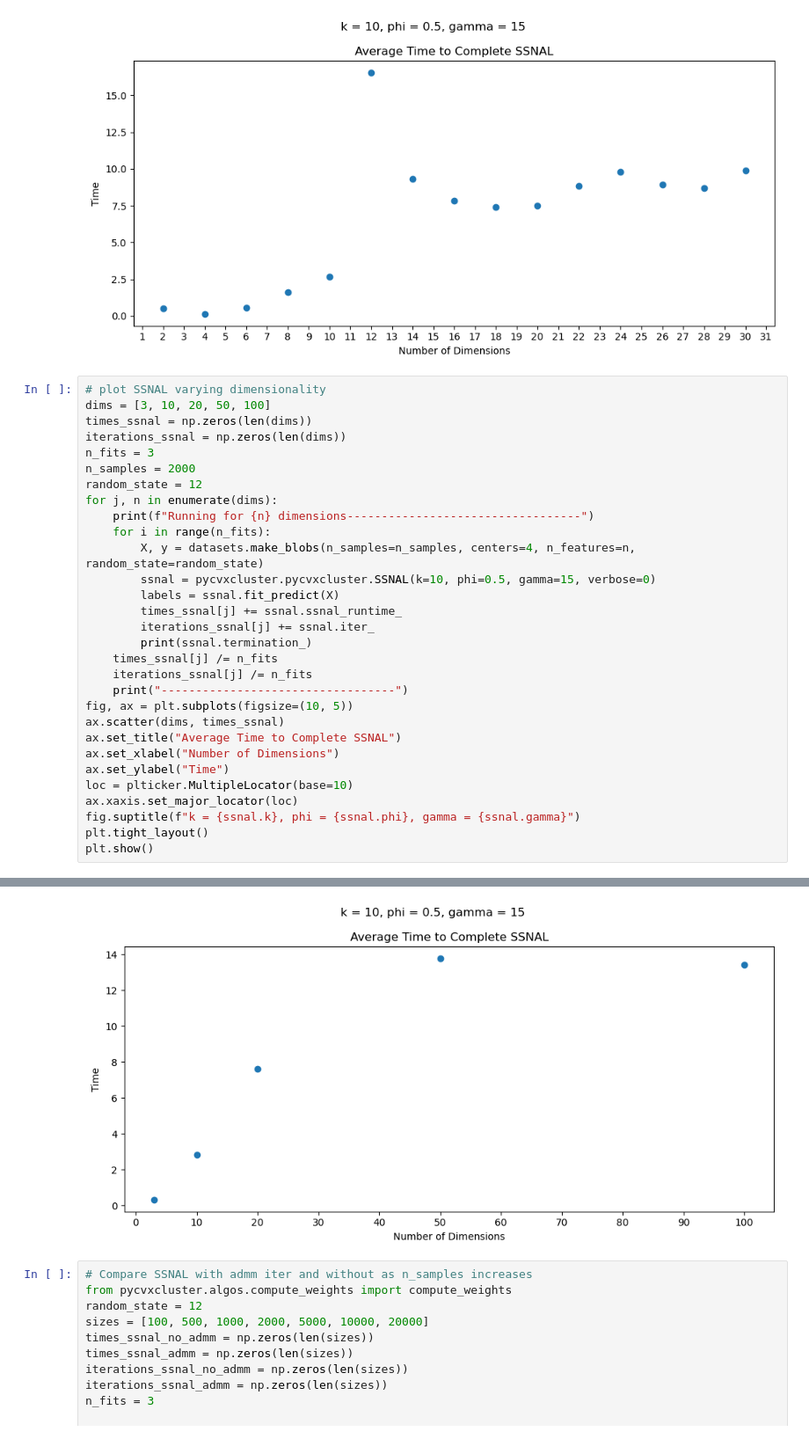
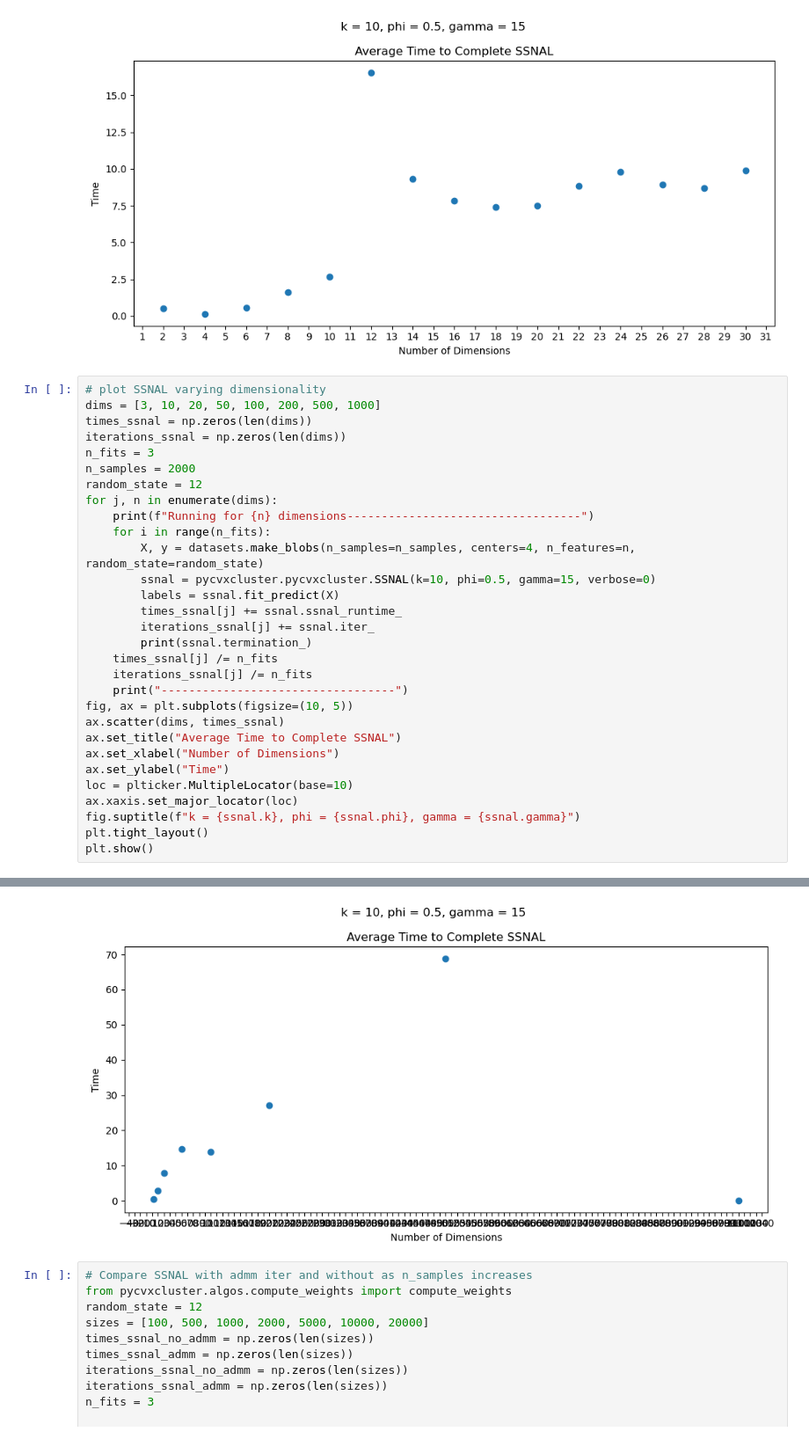
Before and after one commit to dx-li/pycvxcluster, a Jupyter notebook: Examples.ipynb, the cells around one changed output, grey strips where cells are left out. Shown at 88% size. Cells and saved outputs as stored; diff of their text form.

```diff
--- a/Examples.ipynb
+++ b/Examples.ipynb
@@ -367,7 +367,7 @@ Running for 8 dimensions----------------------------------
 [figure]
 # %%
 # plot SSNAL varying dimensionality
-dims = [3, 10, 20, 50, 100]
+dims = [3, 10, 20, 50, 100, 200, 500, 1000]
 times_ssnal = np.zeros(len(dims))
 iterations_ssnal = np.zeros(len(dims))
 n_fits = 3
@@ -416,4 +417,4 @@ Running for 20 dimensions----------------------------------
-[figure, old version]
+[figure, new version]
 # %%
 # Compare SSNAL with admm iter and without as n_samples increases
 from pycvxcluster.algos.compute_weights import compute_weights
```
Also changed, not shown: parts of 2 cells of this notebook.
